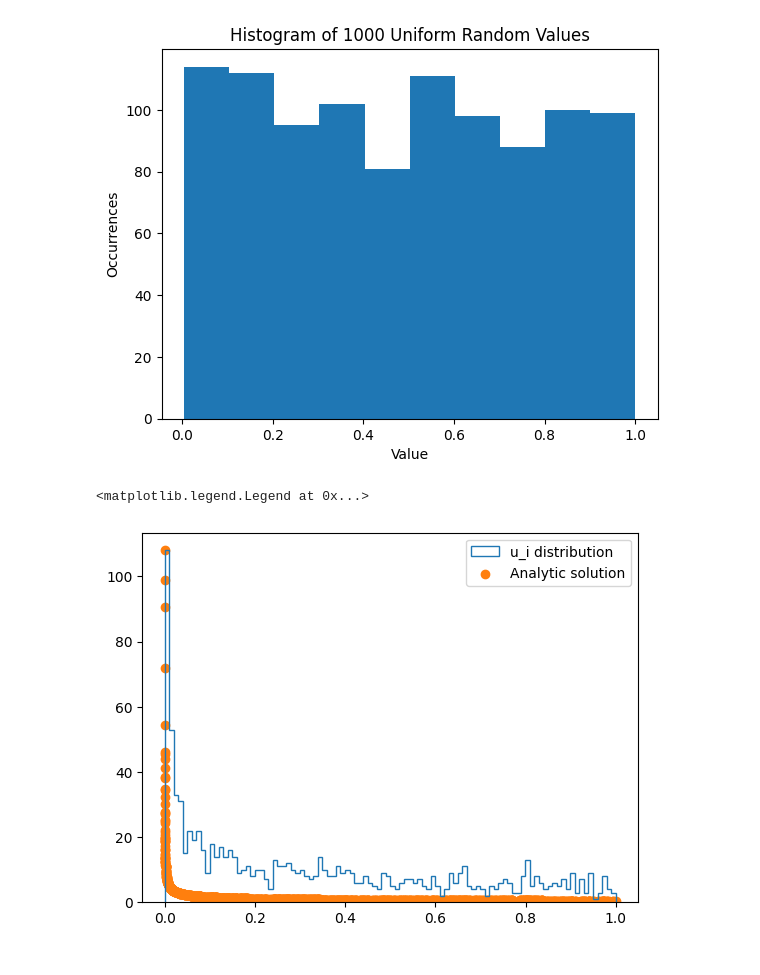
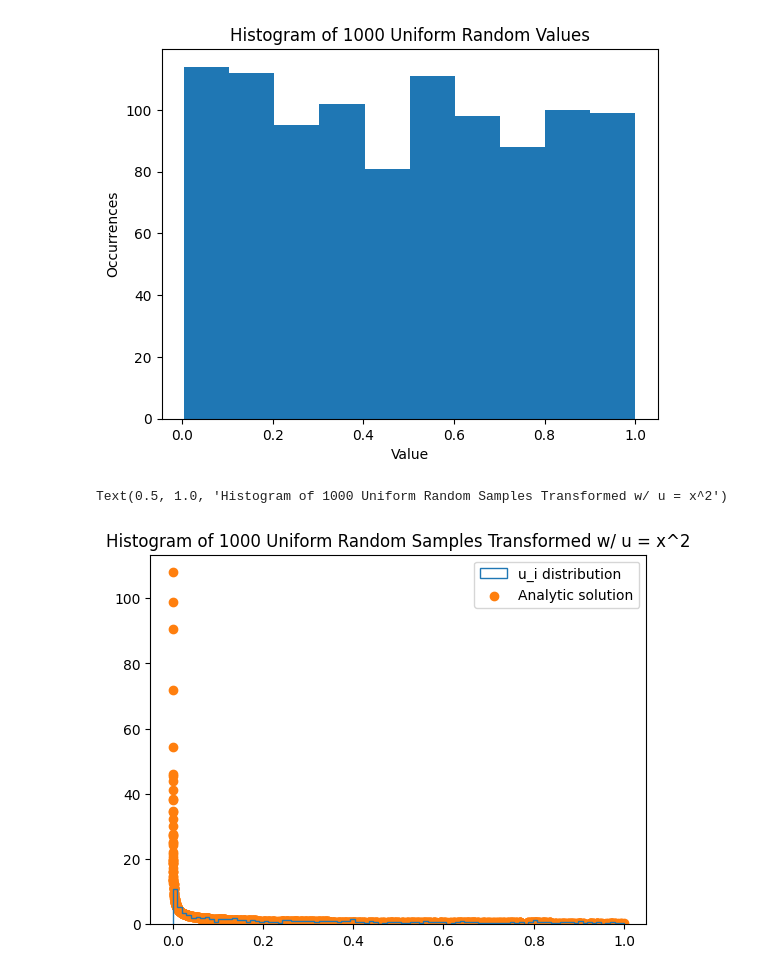
Before and after one commit to gtong3/Data_Analysis, a Jupyter notebook: Lab2/Lab2.ipynb, the cells around one changed output. Drawn from its saved outputs; the diff is of its cells as text; code cells hidden in the pictures.

Commit message:
Probability Distribution function work

```diff
--- a/Lab2/Lab2.ipynb
+++ b/Lab2/Lab2.ipynb
@@ -13,13 +13,12 @@ Text(0.5, 1.0, 'Histogram of 1000 Uniform Random Values')
 [figure]
 # %%
 transsamp = [x**2 for x in evsample]
-#x = sqrt(u), dx/du = 1/2 * u^(-1/2)
-def xsquaredfunc(u):
-    return 1/2 * u ** (-1/2)
-gofu = [xsquaredfunc(x) for x in transsamp]
-plt.hist(transsamp,bins=100,histtype='step',label='u_i distribution')
+#x = sqrt(u), g(u) = dx/du = 1/2 * u^(-1/2)
+gofu = [1/(2*(u ** (1/2))) for u in transsamp]
+plt.hist(transsamp,bins=99,histtype='step',label='u_i distribution',density=True)
 plt.scatter(transsamp,gofu,label='Analytic solution')
 plt.legend()
+plt.title('Histogram of 1000 Uniform Random Samples Transformed w/ u = x^2')
 # %% [output]
-<matplotlib.legend.Legend at 0x...>
+Text(0.5, 1.0, 'Histogram of 1000 Uniform Random Samples Transformed w/ u = x^2')
-[figure, old version]
+[figure, new version]
```
Also changed, not shown: parts of 7 cells of this notebook, 1 other file.
